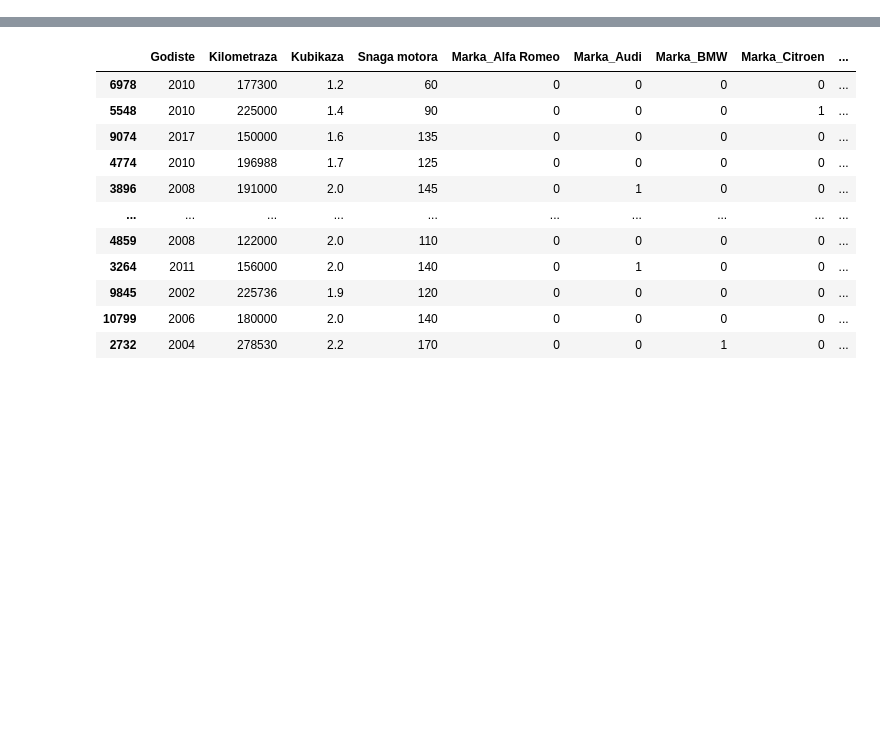
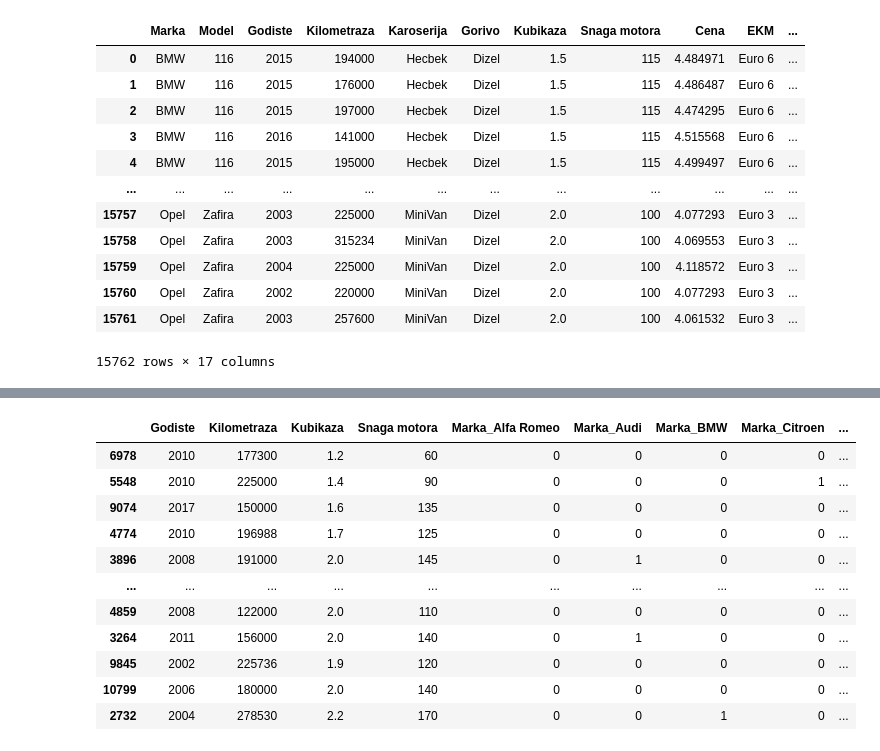
Before and after one commit to trsavi/Machine-Learning-Web-App, a Jupyter notebook: TrainingModel.ipynb, the cells around one changed output, grey strips where cells are left out. Cells and saved outputs as stored; diff of their text form; code cells hidden in the pictures; blank space fills up the shorter version.

```diff
--- a/TrainingModel.ipynb
+++ b/TrainingModel.ipynb
@@ -103,9 +103,25 @@ class GridSearch(object):
         pred = best_model.predict(X_test)
         return pred
 # %%
-df = pd.read_csv("./Data/usedCleaned2021.csv")
+df = pd.read_csv("./Data/usedCleaned2021V.csv")
 # %%
 df_enc = df
+# %%
+df_enc
+# %% [output]
+|  | Marka | Model | Godiste | Kilometraza | Karoserija | Gorivo | Kubikaza | Snaga motora | Cena | EKM | ... |
+| 0 | BMW | 116 | 2015 | 194000 | Hecbek | Dizel | 1.5 | 115 | 4.484971 | Euro 6 | ... |
+| 1 | BMW | 116 | 2015 | 176000 | Hecbek | Dizel | 1.5 | 115 | 4.486487 | Euro 6 | ... |
+| 2 | BMW | 116 | 2015 | 197000 | Hecbek | Dizel | 1.5 | 115 | 4.474295 | Euro 6 | ... |
+| 3 | BMW | 116 | 2016 | 141000 | Hecbek | Dizel | 1.5 | 115 | 4.515568 | Euro 6 | ... |
+| 4 | BMW | 116 | 2015 | 195000 | Hecbek | Dizel | 1.5 | 115 | 4.499497 | Euro 6 | ... |
+| ... | ... | ... | ... | ... | ... | ... | ... | ... | ... | ... | ... |
+| 15757 | Opel | Zafira | 2003 | 225000 | MiniVan | Dizel | 2.0 | 100 | 4.077293 | Euro 3 | ... |
+| 15758 | Opel | Zafira | 2003 | 315234 | MiniVan | Dizel | 2.0 | 100 | 4.069553 | Euro 3 | ... |
+| 15759 | Opel | Zafira | 2004 | 225000 | MiniVan | Dizel | 2.0 | 100 | 4.118572 | Euro 3 | ... |
+| 15760 | Opel | Zafira | 2002 | 220000 | MiniVan | Dizel | 2.0 | 100 | 4.077293 | Euro 3 | ... |
+| 15761 | Opel | Zafira | 2003 | 257600 | MiniVan | Dizel | 2.0 | 100 | 4.061532 | Euro 3 | ... |
+15762 rows × 17 columns
 # %%
 from sklearn.preprocessing import OneHotEncoder
 
```
Also changed, not shown: parts of 6 cells of this notebook, 6 other files.
